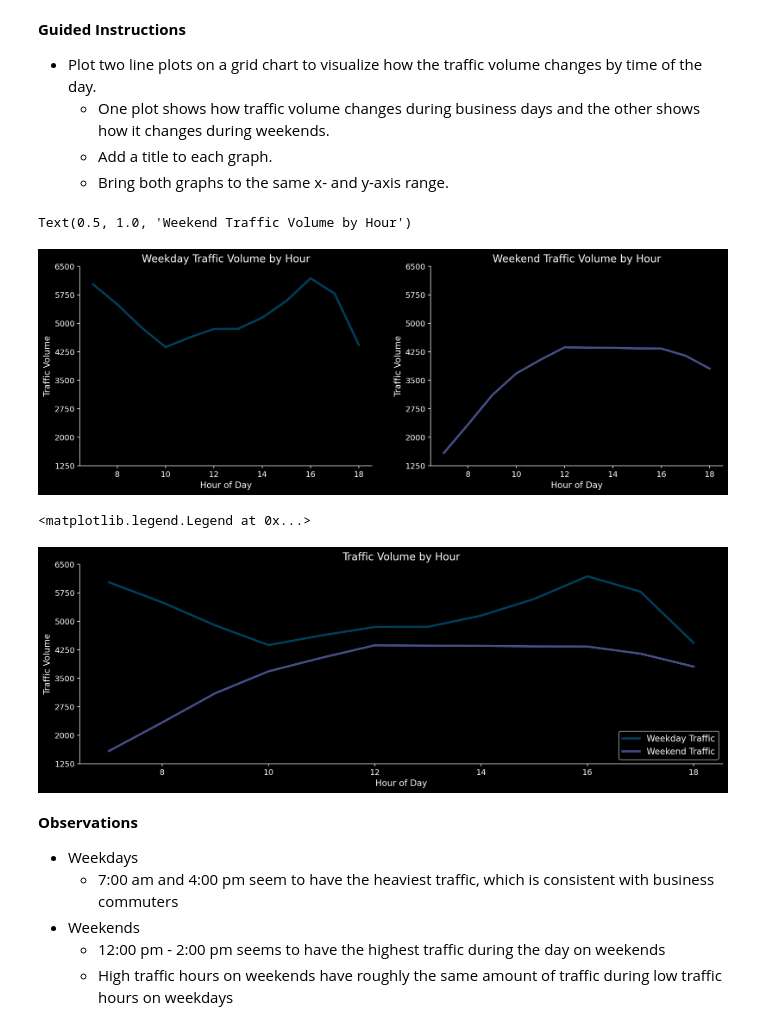
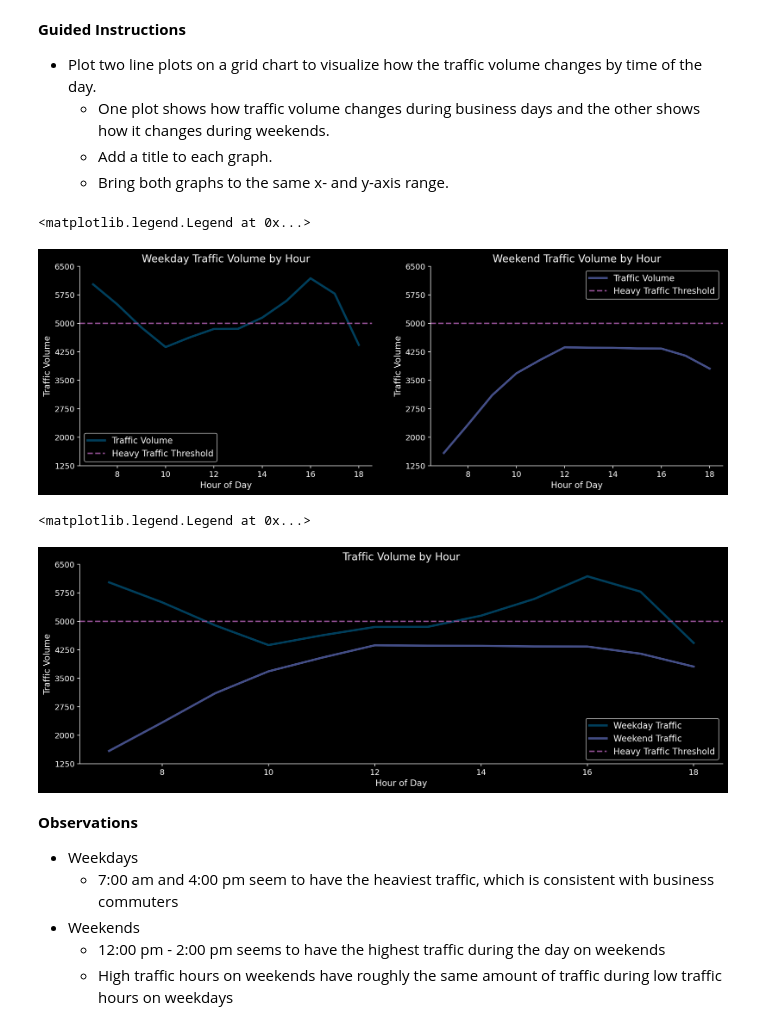
Before and after one commit to aleciaduncan/Data-Analysis, a Jupyter notebook: i94-traffic/i94-traffic.ipynb, the cells around one changed output. Saved outputs shown, nothing was run; the diff lists cells and outputs as text; code cells hidden in the pictures.

```diff
--- a/i94-traffic/i94-traffic.ipynb
+++ b/i94-traffic/i94-traffic.ipynb
@@ -706,28 +731,32 @@ Name: traffic_volume, dtype: float64
 # %%
 # Create grid
 plt.figure()
 
 # Normalize the range
 ticks = np.arange(1250, 7000, 750)
 
 # Plot the first chart
 plt.subplot(1, 2, 1)
-plt.plot(by_hour_weekday['traffic_volume'])
+plt.plot(by_hour_weekday['traffic_volume'], label='Traffic Volume')
 plt.xlabel('Hour of Day')
 plt.ylabel('Traffic Volume')
 plt.yticks(ticks)
 plt.title('Weekday Traffic Volume by Hour')
+plt.axhline(y=5000, linestyle="dashed", linewidth=2, label='Heavy Traffic Threshold', color=custom_palette[2])
+plt.legend()
 
 # Plot the second chart
 plt.subplot(1, 2, 2)
-plt.plot(by_hour_weekend['traffic_volume'], color=custom_palette[1])
+plt.plot(by_hour_weekend['traffic_volume'], color=custom_palette[1], label='Traffic Volume')
 plt.xlabel('Hour of Day')
 plt.ylabel('Traffic Volume')
 plt.yticks(ticks)
 plt.title('Weekend Traffic Volume by Hour')
+plt.axhline(y=5000, linestyle="dashed", linewidth=2, label='Heavy Traffic Threshold', color=custom_palette[2])
+plt.legend()
 # %% [output]
-Text(0.5, 1.0, 'Weekend Traffic Volume by Hour')
+<matplotlib.legend.Legend at 0x...>
-[figure, old version]
+[figure, new version]
 # %%
 # Plot the third chart
 plt.plot(by_hour_weekday['traffic_volume'], label='Weekday Traffic')
@@ -736,10 +765,11 @@ plt.xlabel('Hour of Day')
 plt.ylabel('Traffic Volume')
 plt.yticks(ticks)
 plt.title('Traffic Volume by Hour')
+plt.axhline(y=5000, linestyle="dashed", linewidth=2, label='Heavy Traffic Threshold', color=custom_palette[2])
 plt.legend()
 # %% [output]
 <matplotlib.legend.Legend at 0x...>
-[figure, old version]
+[figure, new version]
 # %% [markdown]
 **Observations**
 - Weekdays
```
Also changed, not shown: parts of 12 cells of this notebook.
